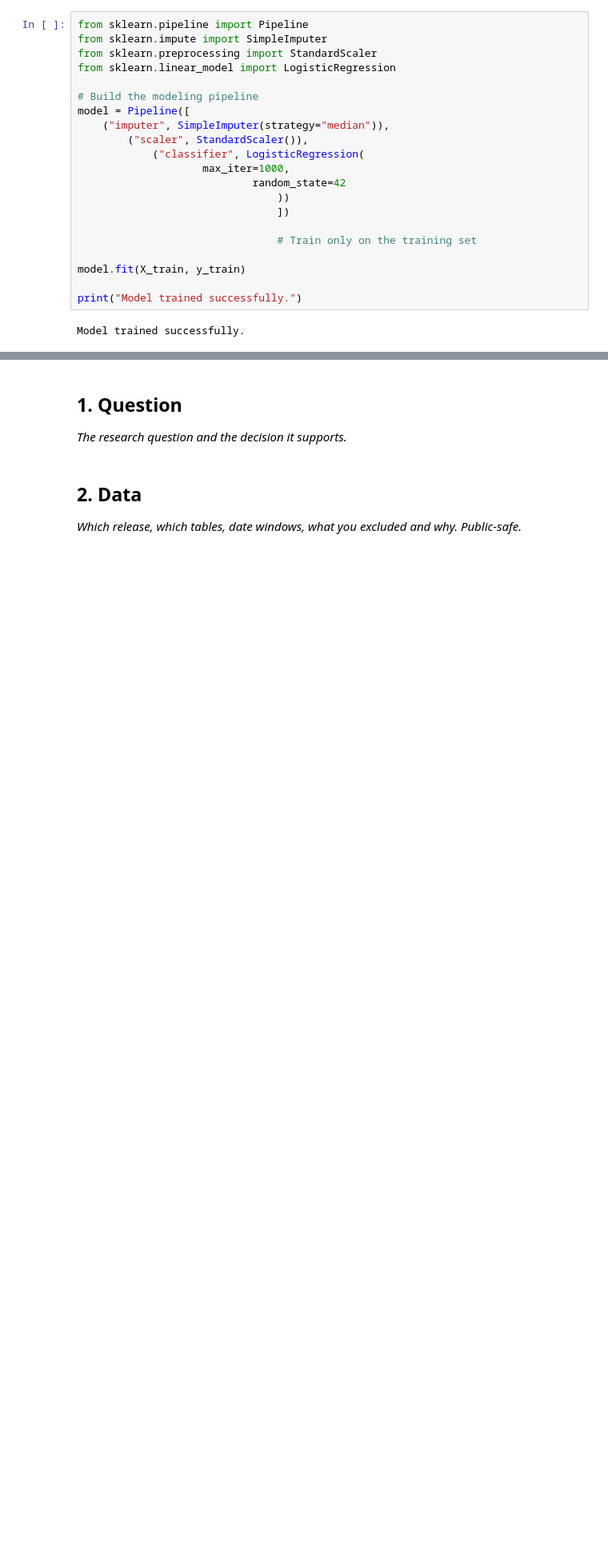
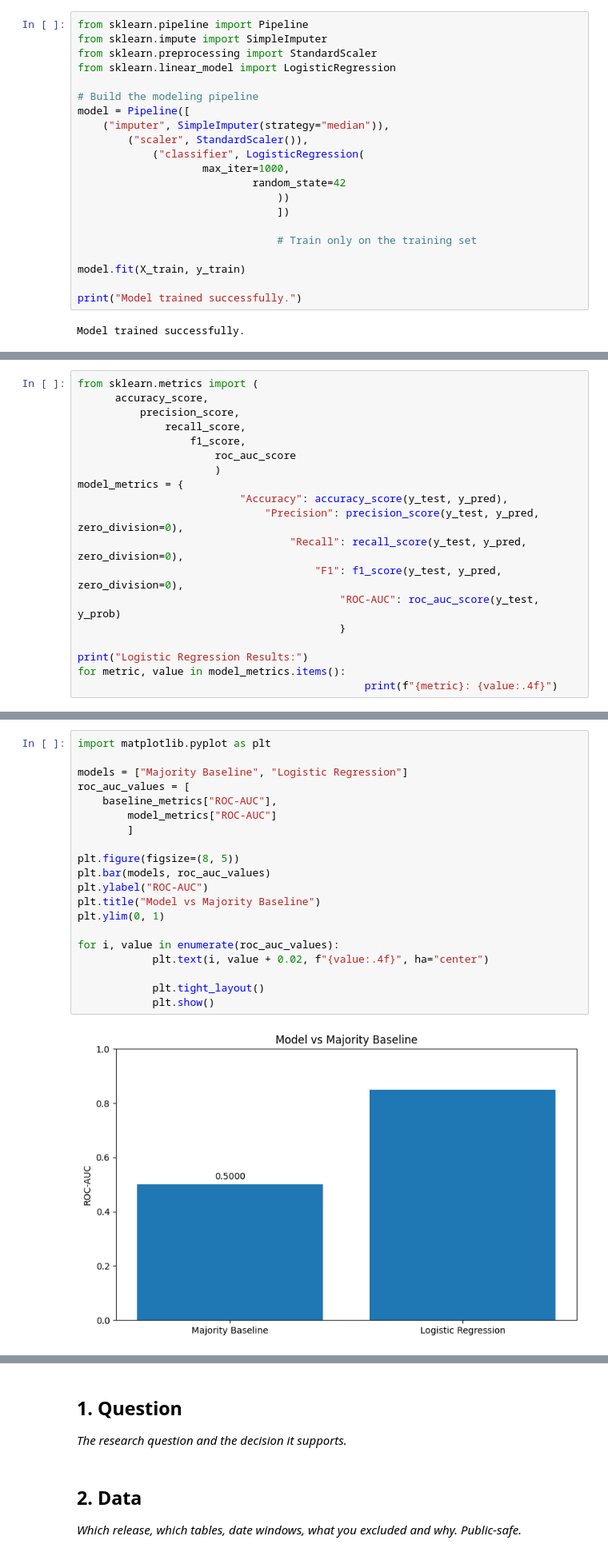
Before and after one commit to Ahmedali3ff/Flyrank-internship-, a Jupyter notebook: work/notebooks/capstone.ipynb, the cells around one changed output, grey strips where cells are left out. Shown at 80% size. Cells and saved outputs as stored; diff of their text form; blank space fills up the shorter version.

```diff
--- a/work/notebooks/capstone.ipynb
+++ b/work/notebooks/capstone.ipynb
@@ -262,0 +283,19 @@ Model trained successfully.
+# %%
+from sklearn.metrics import (
+      accuracy_score,
+          precision_score,
+              recall_score,
+                  f1_score,
+                      roc_auc_score
+                      )
+model_metrics = {
+                          "Accuracy": accuracy_score(y_test, y_pred),
+                              "Precision": precision_score(y_test, y_pred, zero_division=0),
+                                  "Recall": recall_score(y_test, y_pred, zero_division=0),
+                                      "F1": f1_score(y_test, y_pred, zero_division=0),
+                                          "ROC-AUC": roc_auc_score(y_test, y_prob)
+                                          }
+
+print("Logistic Regression Results:")
+for metric, value in model_metrics.items():
+                                              print(f"{metric}: {value:.4f}")
@@ -262,0 +447,22 @@ Model trained successfully.
+# %%
+import matplotlib.pyplot as plt
+
+models = ["Majority Baseline", "Logistic Regression"]
+roc_auc_values = [
+    baseline_metrics["ROC-AUC"],
+        model_metrics["ROC-AUC"]
+        ]
+
+plt.figure(figsize=(8, 5))
+plt.bar(models, roc_auc_values)
+plt.ylabel("ROC-AUC")
+plt.title("Model vs Majority Baseline")
+plt.ylim(0, 1)
+
+for i, value in enumerate(roc_auc_values):
+            plt.text(i, value + 0.02, f"{value:.4f}", ha="center")
+
+            plt.tight_layout()
+            plt.show()
+# %% [output]
+[figure, added]
```
Also changed, not shown: parts of 12 cells of this notebook.
